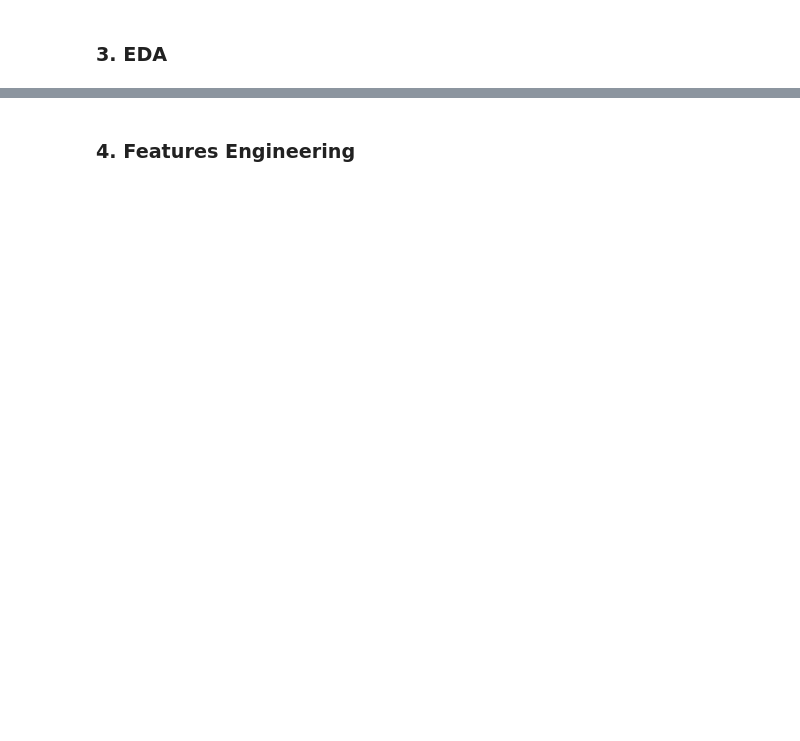
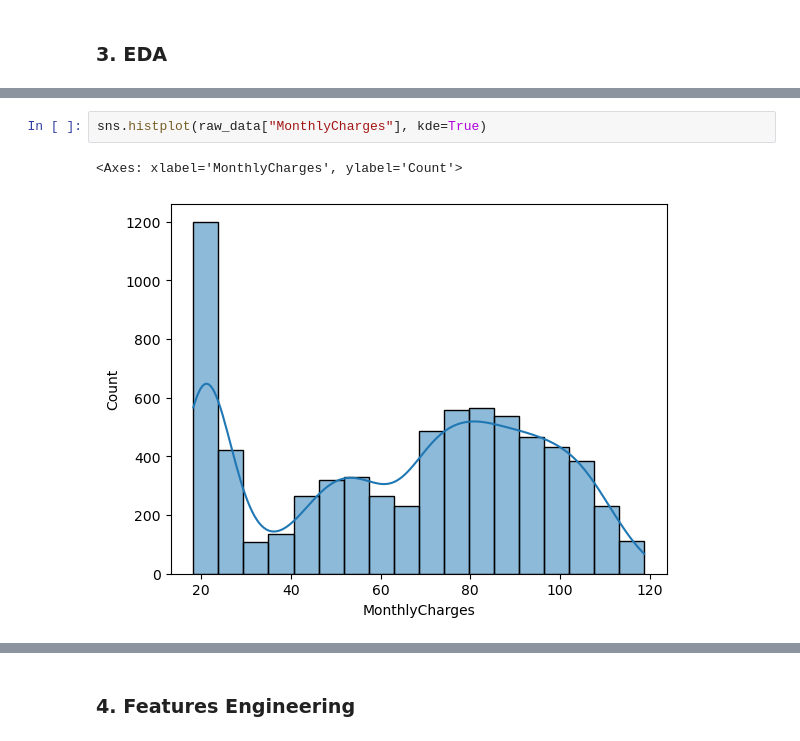
Before and after one commit to taiyobali/customer-churn-prediction, a Jupyter notebook: notebooks/customer_churn_prediction.ipynb, the cells around one changed output, grey strips where cells are left out. Saved outputs shown, nothing was run; the diff lists cells and outputs as text; blank space fills up the shorter version.

```diff
--- a/notebooks/customer_churn_prediction.ipynb
+++ b/notebooks/customer_churn_prediction.ipynb
@@ -18,0 +98,5 @@ raw_data.head(1)
+# %%
+sns.histplot(raw_data["MonthlyCharges"], kde=True)
+# %% [output]
+<Axes: xlabel='MonthlyCharges', ylabel='Count'>
+[figure, added]
```
Also changed, not shown: parts of 54 cells of this notebook, 5 other files.
